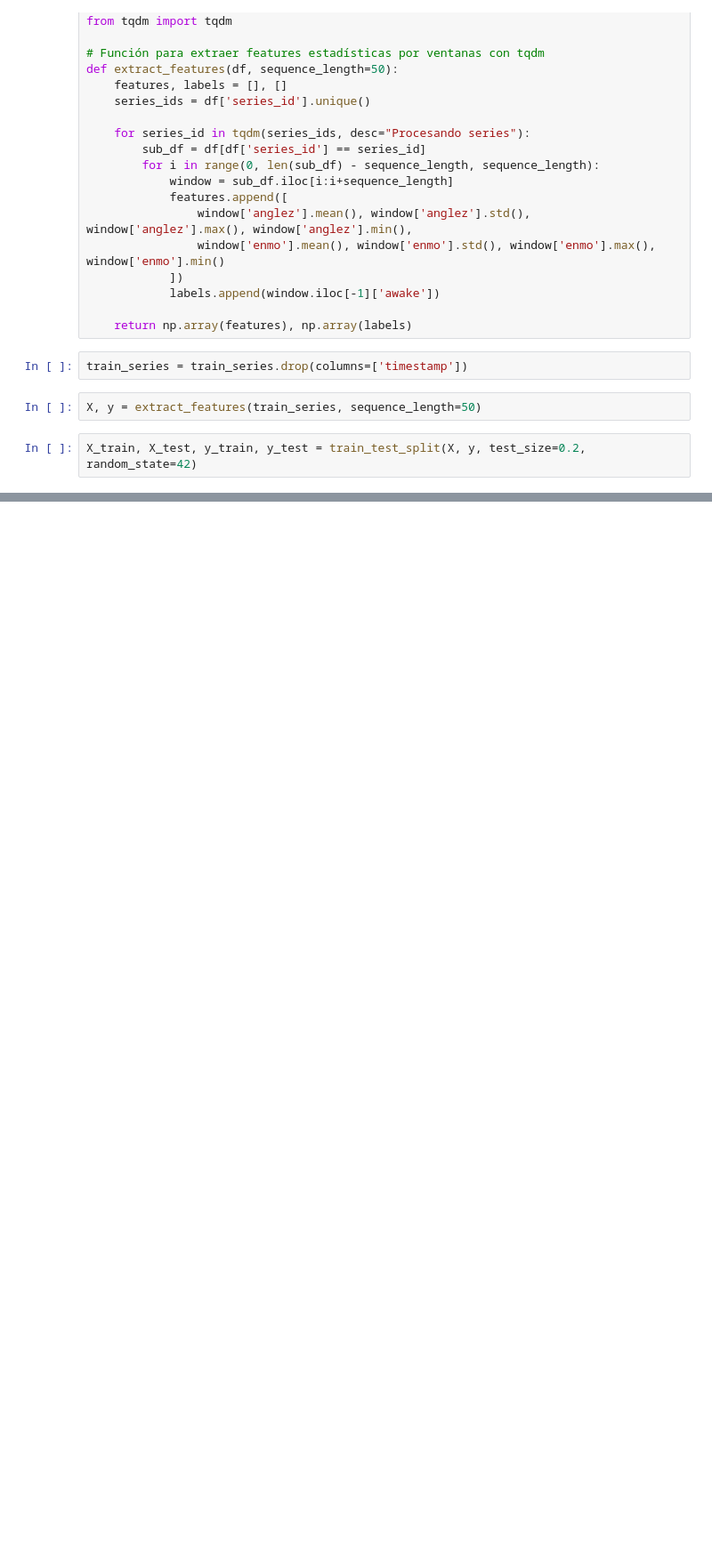
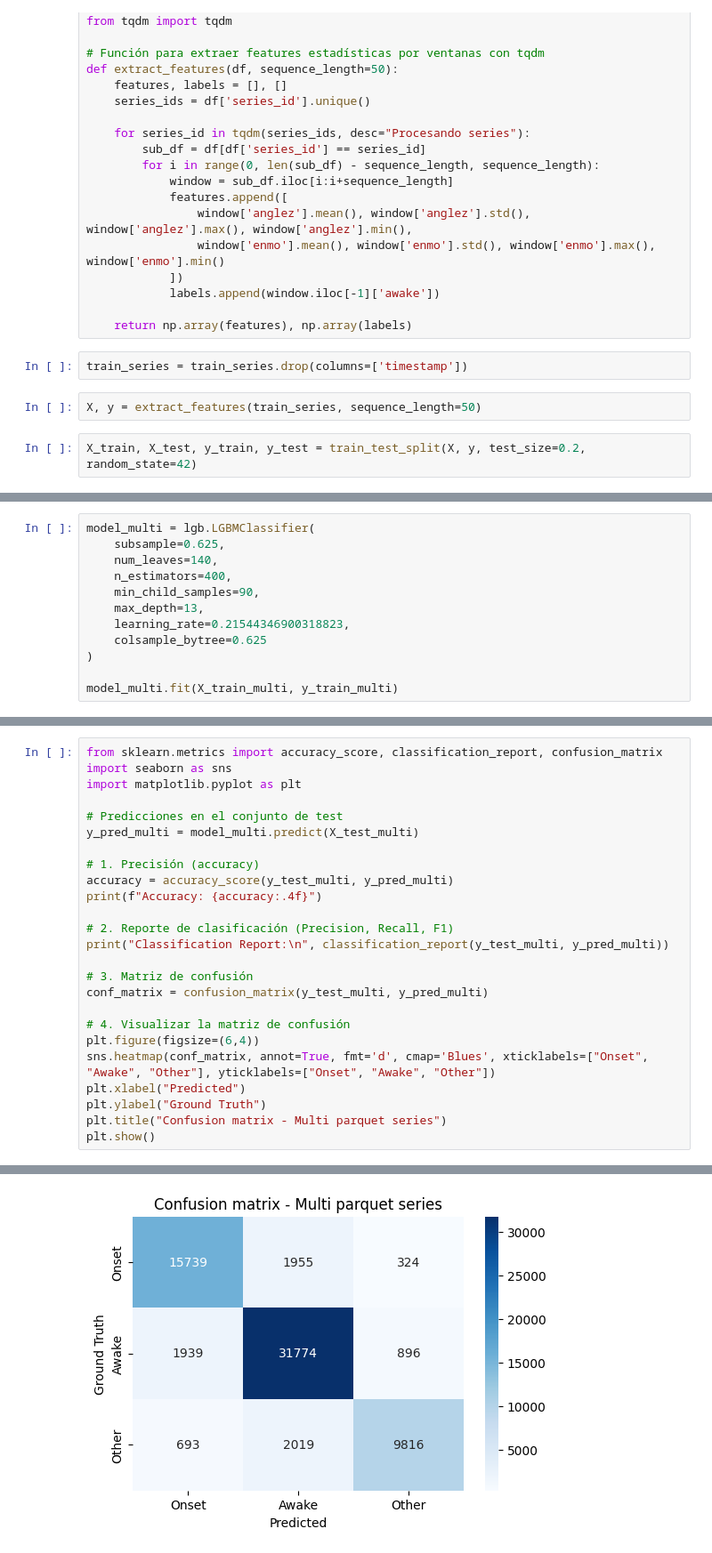
Before and after one commit to LeaMyl/Project_Sleep_States, a Jupyter notebook: SimpleDataset.ipynb, the cells around one changed output, grey strips where cells are left out. Shown: that part at 89% size. Drawn from its saved outputs; the diff is of its cells as text; blank space fills up the shorter version.

```diff
--- a/Zzz_read.ipynb
+++ b/SimpleDataset.ipynb
@@ -306,0 +434,12 @@ weighted avg       0.91      0.91      0.91     52659
+# %%
+model_multi = lgb.LGBMClassifier(
+    subsample=0.625,
+    num_leaves=140,
+    n_estimators=400,
+    min_child_samples=90,
+    max_depth=13,
+    learning_rate=0.21544346900318823,
+    colsample_bytree=0.625
+)
+
+model_multi.fit(X_train_multi, y_train_multi)
@@ -306,0 +467,26 @@ weighted avg       0.91      0.91      0.91     52659
+# %%
+from sklearn.metrics import accuracy_score, classification_report, confusion_matrix
+import seaborn as sns
+import matplotlib.pyplot as plt
+
+# Predicciones en el conjunto de test
+y_pred_multi = model_multi.predict(X_test_multi)
+
+# 1. Precisión (accuracy)
+accuracy = accuracy_score(y_test_multi, y_pred_multi)
+print(f"Accuracy: {accuracy:.4f}")
+
+# 2. Reporte de clasificación (Precision, Recall, F1)
+print("Classification Report:\n", classification_report(y_test_multi, y_pred_multi))
+
+# 3. Matriz de confusión
+conf_matrix = confusion_matrix(y_test_multi, y_pred_multi)
+
+# 4. Visualizar la matriz de confusión
+plt.figure(figsize=(6,4))
+sns.heatmap(conf_matrix, annot=True, fmt='d', cmap='Blues', xticklabels=["Onset", "Awake", "Other"], yticklabels=["Onset", "Awake", "Other"])
+plt.xlabel("Predicted")
+plt.ylabel("Ground Truth")
+plt.title("Confusion matrix - Multi parquet series")
+plt.show()
+# %% [output]
@@ -306,0 +504 @@ weighted avg       0.91      0.91      0.91     52659
+[figure, added]
```
Also changed, not shown: parts of 23 cells of this notebook, 1 other file.
